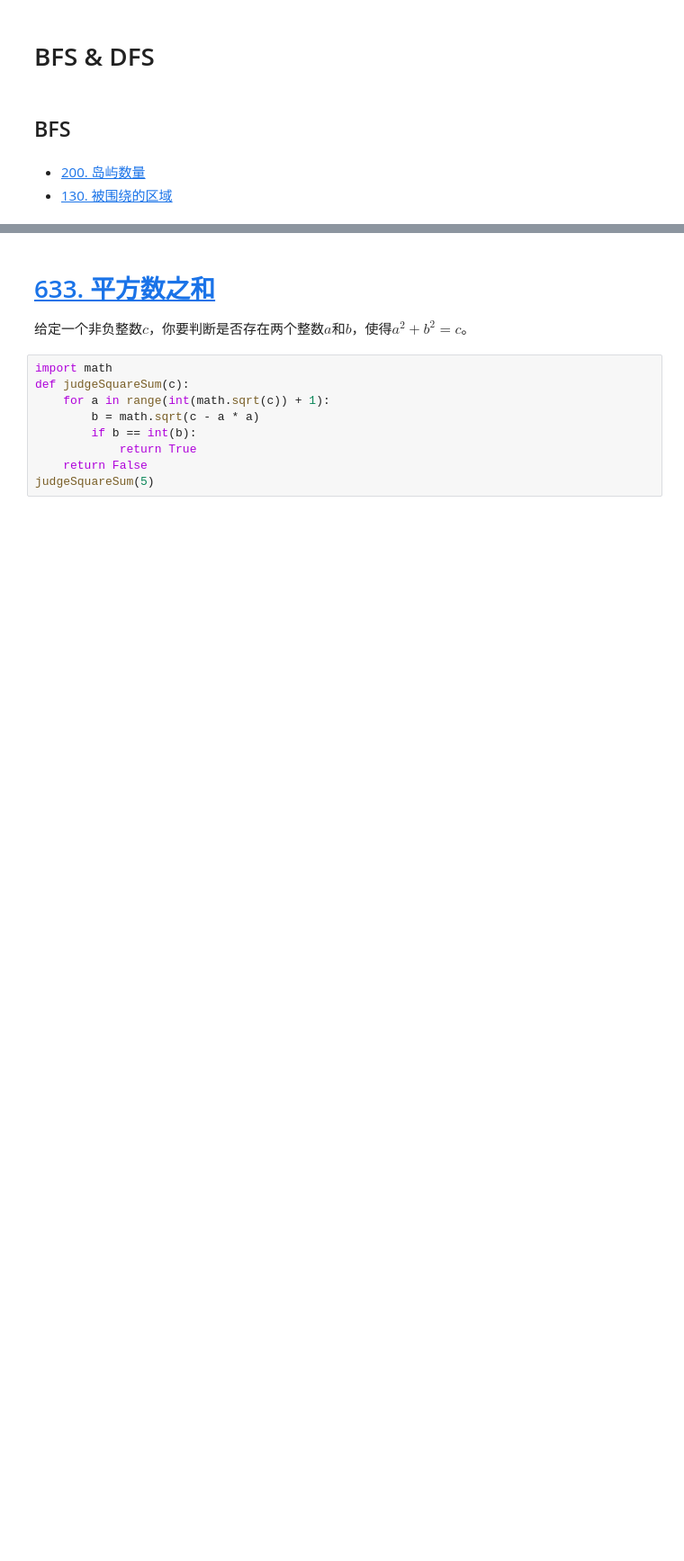
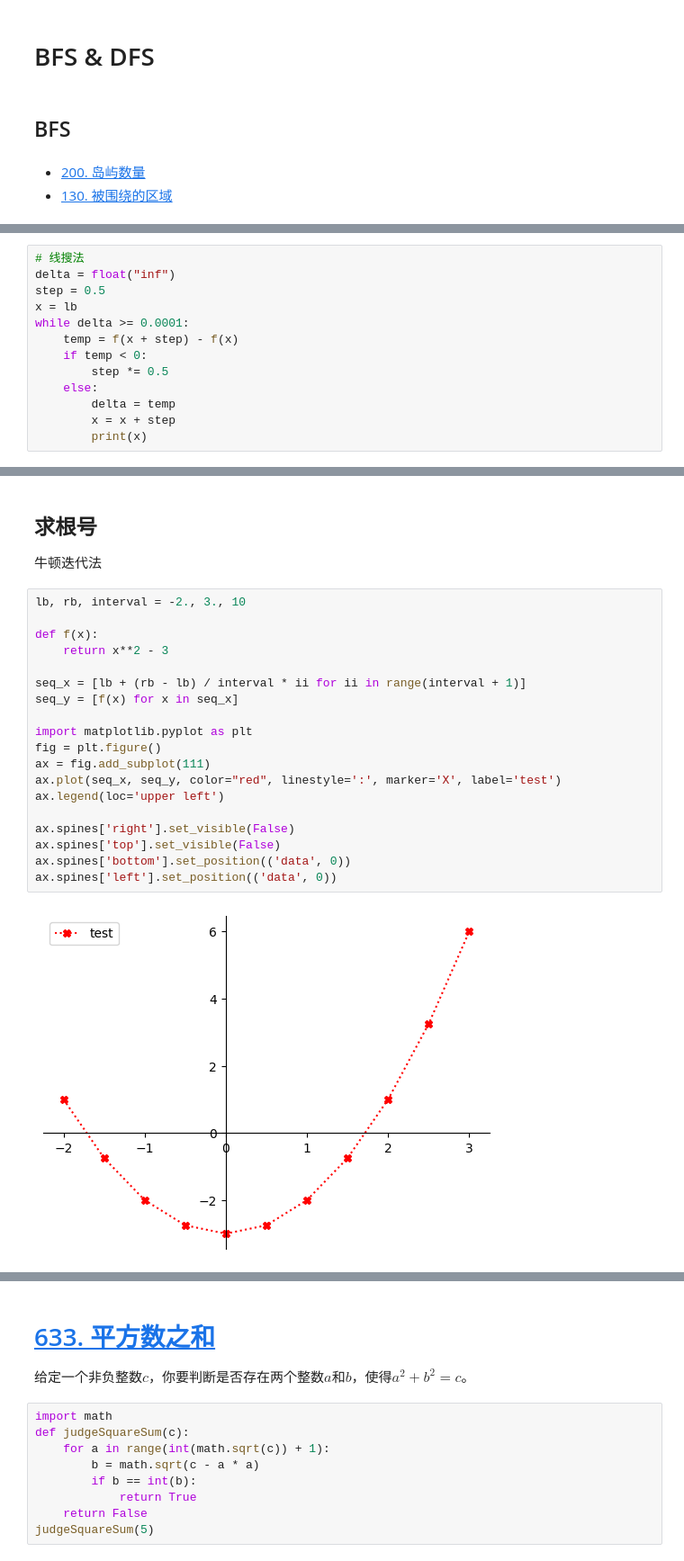
Before and after one commit to cfzngcfz/leetcode, a Jupyter notebook: Unclassified.ipynb, the cells around one changed output, grey strips where cells are left out. Shown at 90% size. Saved outputs shown, nothing was run; the diff lists cells and outputs as text; blank space fills up the shorter version.

```diff
--- a/Unclassified.ipynb
+++ b/Unclassified.ipynb
@@ -133,0 +158,13 @@ print(record)
+# %%
+# 线搜法
+delta = float("inf")
+step = 0.5
+x = lb
+while delta >= 0.0001:
+    temp = f(x + step) - f(x)
+    if temp < 0:
+        step *= 0.5
+    else:
+        delta = temp
+        x = x + step
+        print(x)
@@ -133,0 +179,24 @@ print(record)
+# %% [markdown]
+## 求根号
+牛顿迭代法
+# %%
+lb, rb, interval = -2., 3., 10
+
+def f(x):
+    return x**2 - 3
+
+seq_x = [lb + (rb - lb) / interval * ii for ii in range(interval + 1)]
+seq_y = [f(x) for x in seq_x]
+
+import matplotlib.pyplot as plt
+fig = plt.figure()
+ax = fig.add_subplot(111)
+ax.plot(seq_x, seq_y, color="red", linestyle=':', marker='X', label='test')
+ax.legend(loc='upper left')
+
+ax.spines['right'].set_visible(False)
+ax.spines['top'].set_visible(False)
+ax.spines['bottom'].set_position(('data', 0))
+ax.spines['left'].set_position(('data', 0))
+# %% [output]
+[figure, added]
```
Also changed, not shown: parts of 11 cells of this notebook, 6 other files.
